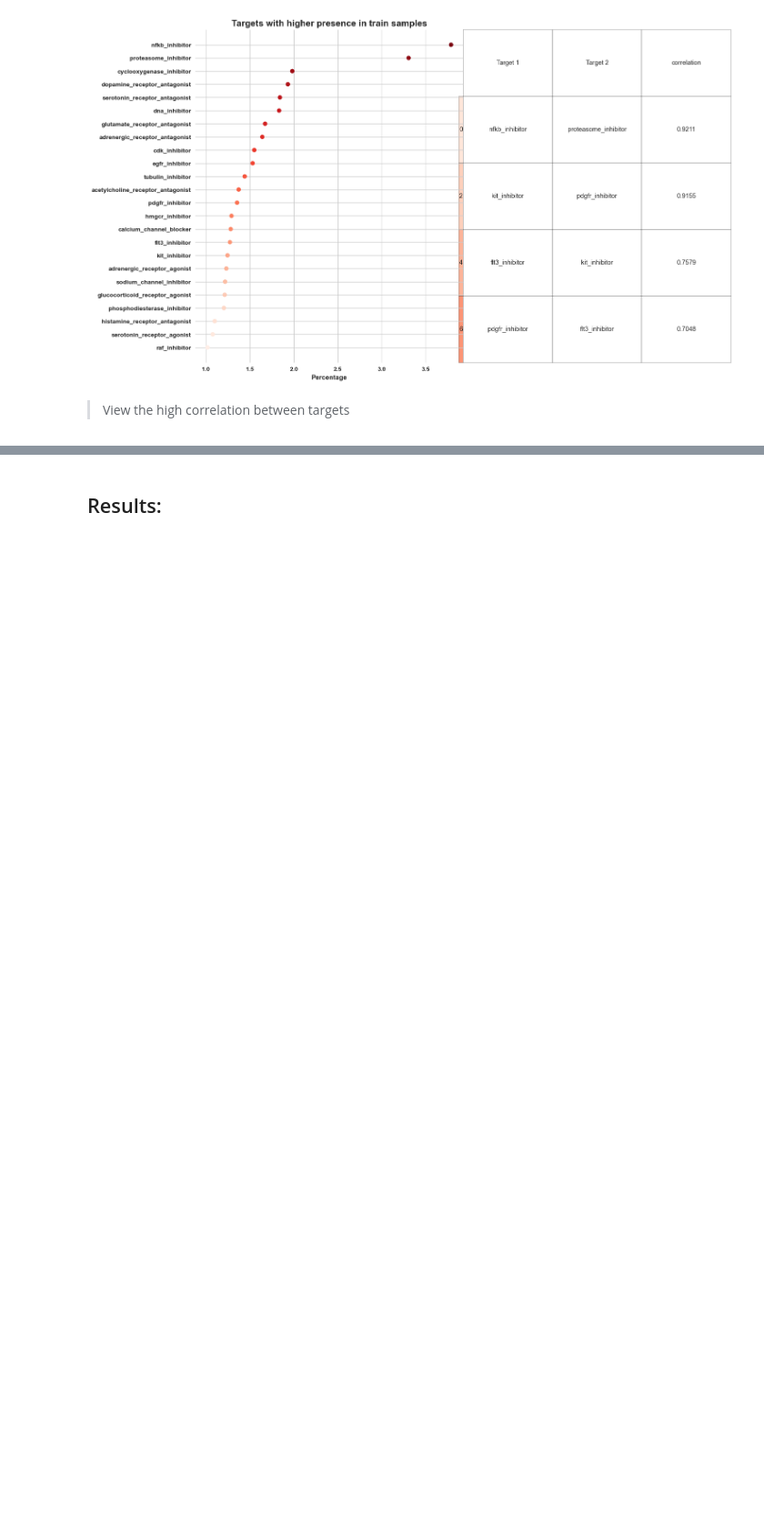
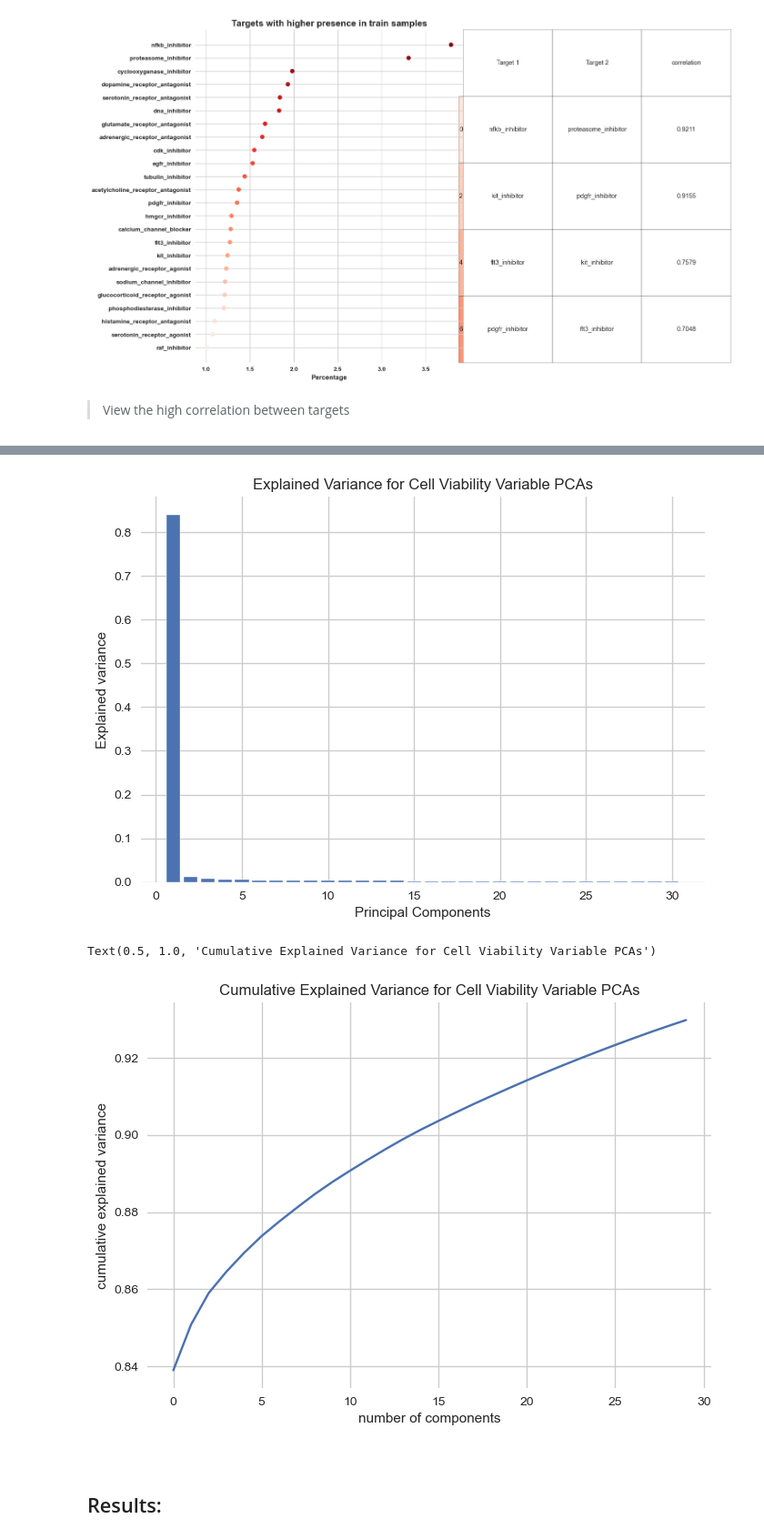
Before and after one commit to mdespinoza/MOA_Project, a Jupyter notebook: code/MOA_Project_Code.ipynb, the cells around one changed output, grey strips where cells are left out. Shown at 91% size. Saved outputs shown, nothing was run; the diff lists cells and outputs as text; code cells hidden in the pictures; blank space fills up the shorter version.

```diff
--- a/code/MOA_Project_Code.ipynb
+++ b/code/MOA_Project_Code.ipynb
@@ -779,3 +838,23 @@ plt.show()
+# %%
+z=np.arange(start=1, stop=len(pca_c.explained_variance_ratio_)+1, step=1)
+z
+
+plt.bar(x=z,height=pca_c.explained_variance_ratio_)
+plt.xlabel('Principal Components')
+plt.ylabel('Explained variance')
+plt.title('Explained Variance for Cell Viability Variable PCAs')
+plt.show()
+
+plt.plot(np.cumsum(pca_c.explained_variance_ratio_))
+plt.xlabel('number of components')
+plt.ylabel('cumulative explained variance')
+plt.title('Cumulative Explained Variance for Cell Viability Variable PCAs')
+# %% [output]
+[figure, added]
+Text(0.5, 1.0, 'Cumulative Explained Variance for Cell Viability Variable PCAs')
+[figure, added]
+# %% [markdown]
+>
 # %% [markdown]
 ## Results:
 # %% [markdown]
```
Also changed, not shown: parts of 8 cells of this notebook.
